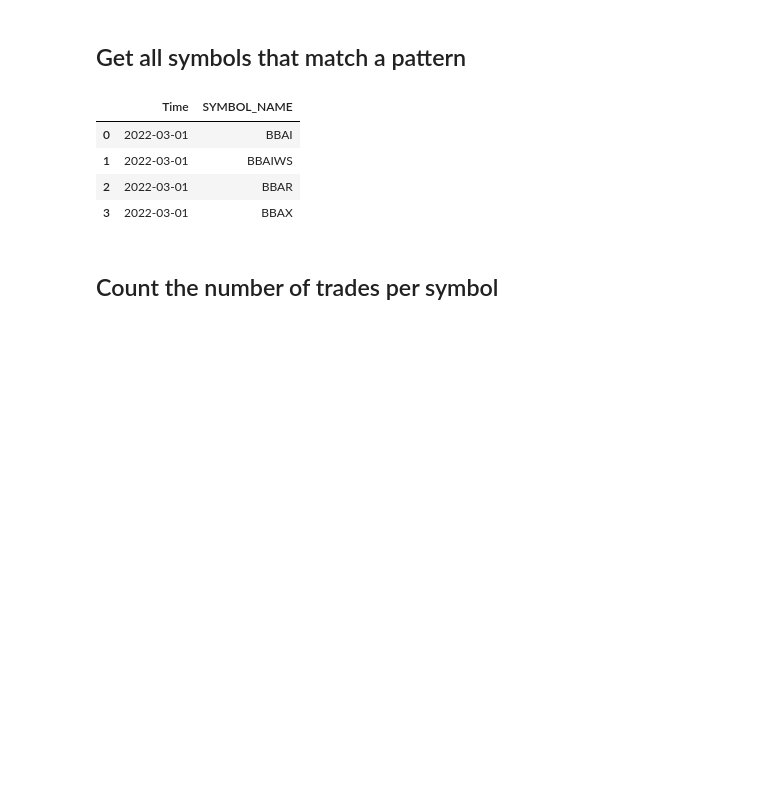
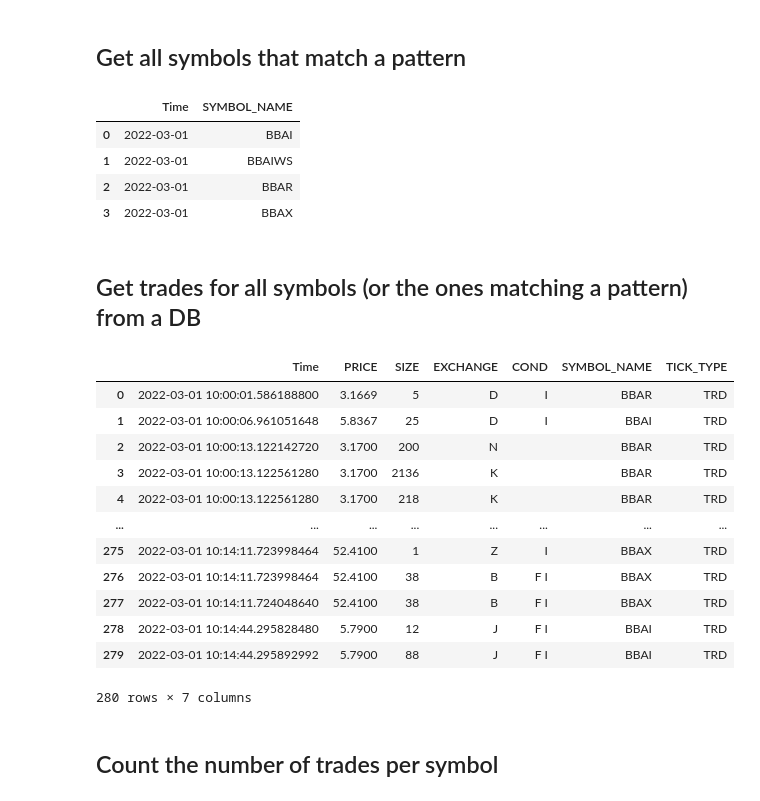
Before and after one commit to onemarketdata/otp-examples, a Jupyter notebook: quick_start.ipynb, the cells around one changed output. Cells and saved outputs as stored; diff of their text form; code cells hidden in the pictures; blank space fills up the shorter version.

Commit message:
getting all trades

```diff
--- a/quick_start.ipynb
+++ b/quick_start.ipynb
@@ -490,6 +490,27 @@ otp.run(symbols)
 | 1 | 2022-03-01 | BBAIWS |
 | 2 | 2022-03-01 | BBAR |
 | 3 | 2022-03-01 | BBAX |
+# %% [markdown]
+## Get trades for all symbols (or the ones matching a pattern) from a DB
+# %%
+trd = otp.DataSource('NYSE_TAQ', tick_type='TRD')
+trd = trd[['PRICE','SIZE','EXCHANGE','COND']]
+merged = otp.merge([trd], symbols=otp.Symbols('NYSE_TAQ', pattern='BBA%'), presort=True, identify_input_ts=True)
+otp.run(merged, start=otp.dt(2022,3,1,10), end=otp.dt(2022,3,1,10,15), concurrency=8)
+# %% [output]
+|  | Time | PRICE | SIZE | EXCHANGE | COND | SYMBOL_NAME | TICK_TYPE |
+| 0 | 2022-03-01 10:00:01.586188800 | 3.1669 | 5 | D | I | BBAR | TRD |
+| 1 | 2022-03-01 10:00:06.961051648 | 5.8367 | 25 | D | I | BBAI | TRD |
+| 2 | 2022-03-01 10:00:13.122142720 | 3.1700 | 200 | N |  | BBAR | TRD |
+| 3 | 2022-03-01 10:00:13.122561280 | 3.1700 | 2136 | K |  | BBAR | TRD |
+| 4 | 2022-03-01 10:00:13.122561280 | 3.1700 | 218 | K |  | BBAR | TRD |
+| ... | ... | ... | ... | ... | ... | ... | ... |
+| 275 | 2022-03-01 10:14:11.723998464 | 52.4100 | 1 | Z | I | BBAX | TRD |
+| 276 | 2022-03-01 10:14:11.723998464 | 52.4100 | 38 | B | F I | BBAX | TRD |
+| 277 | 2022-03-01 10:14:11.724048640 | 52.4100 | 38 | B | F I | BBAX | TRD |
+| 278 | 2022-03-01 10:14:44.295828480 | 5.7900 | 12 | J | F I | BBAI | TRD |
+| 279 | 2022-03-01 10:14:44.295892992 | 5.7900 | 88 | J | F I | BBAI | TRD |
+280 rows × 7 columns
 # %% [markdown]
 ## Count the number of trades per symbol
 # %%
```
Also changed, not shown: parts of 1 cell of this notebook.
